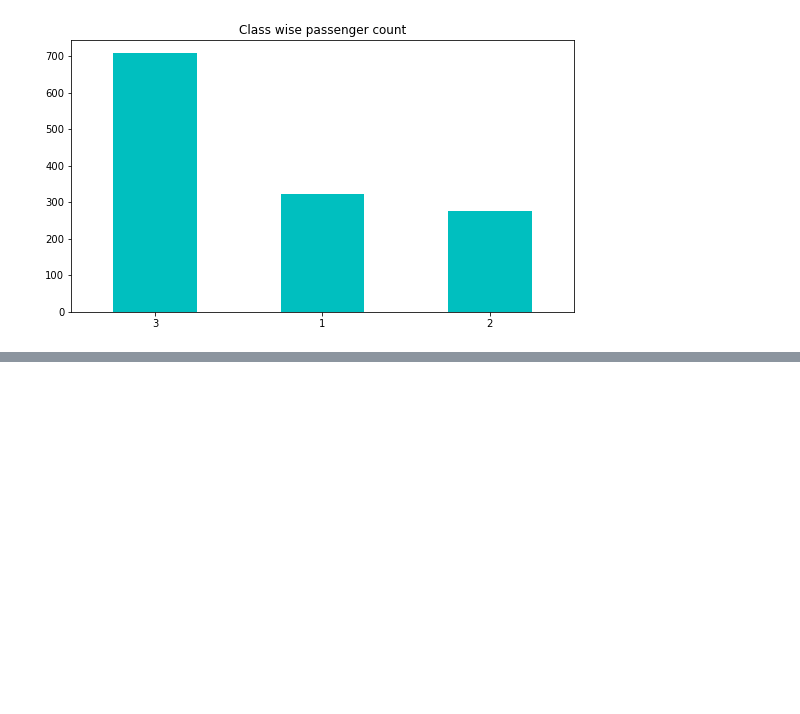
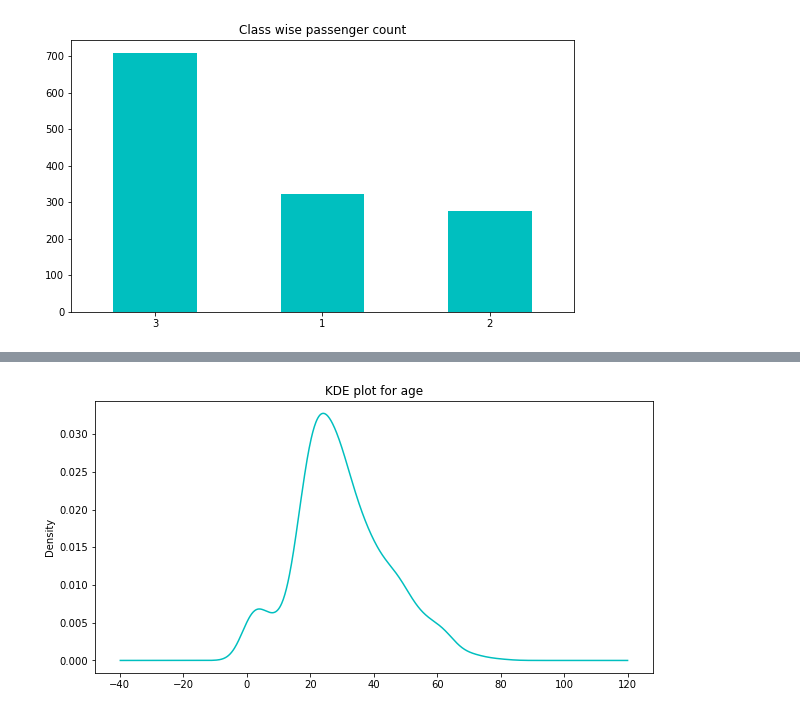
Before and after one commit to stompydragons/hello-world, a Jupyter notebook: 05_DoingDataAnalysis/06 Exploring the titanic data.ipynb, the cells around one changed output, grey strips where cells are left out. Saved outputs shown, nothing was run; the diff lists cells and outputs as text; code cells hidden in the pictures; blank space fills up the shorter version.

```diff
--- a/05_DoingDataAnalysis/06 Exploring the titanic data.ipynb
+++ b/05_DoingDataAnalysis/06 Exploring the titanic data.ipynb
@@ -392,0 +427,5 @@ df.Pclass.value_counts().plot(kind='bar', title='Class wise passenger count', ro
+# %%
+# pandas also has a KDE plot built in and easy to use
+df.Age.plot(kind="kde", title="KDE plot for age", color="c", figsize=(10,5));
+# %% [output]
+[figure, added]
```
Also changed, not shown: parts of 31 cells of this notebook, 1 other file.
